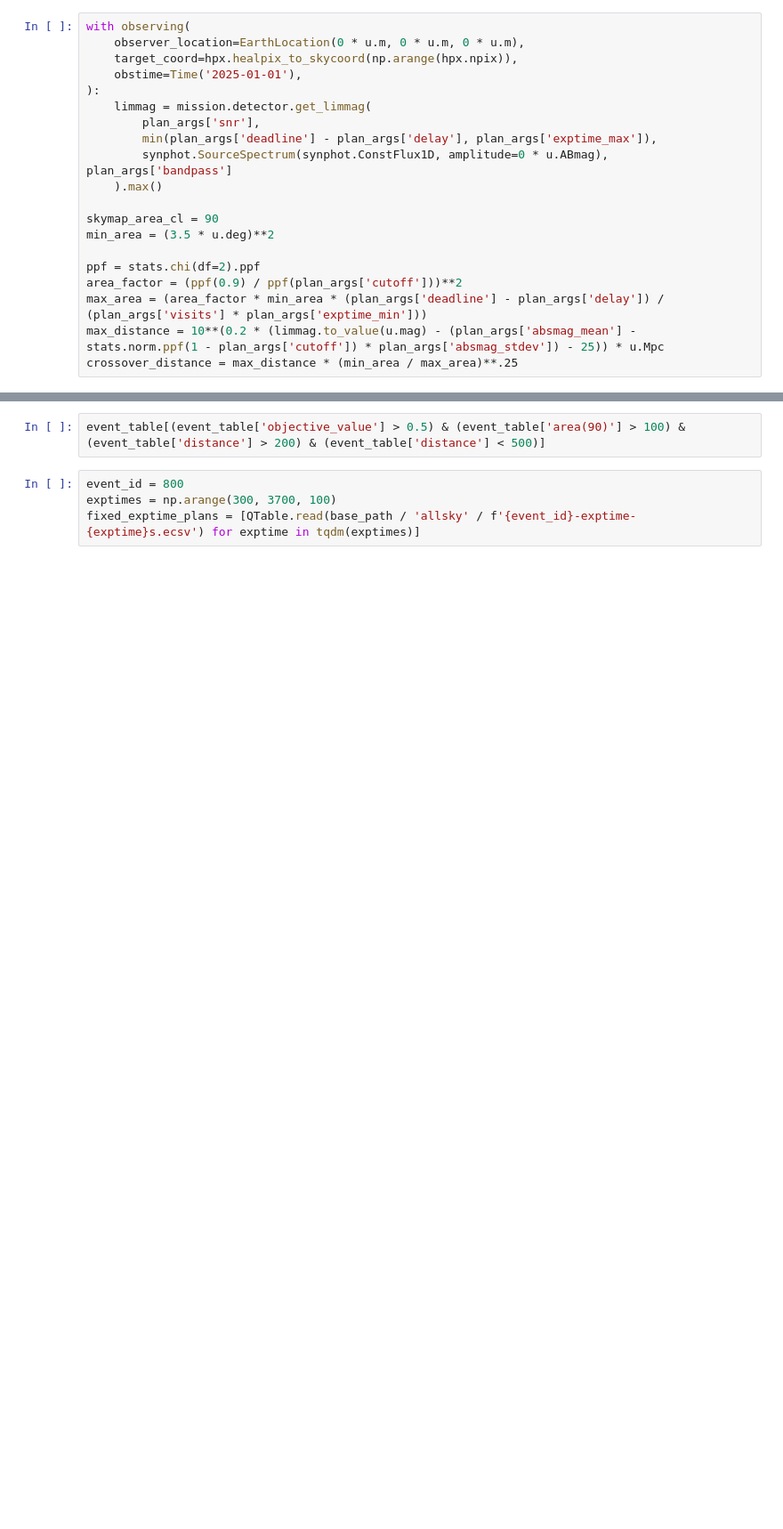
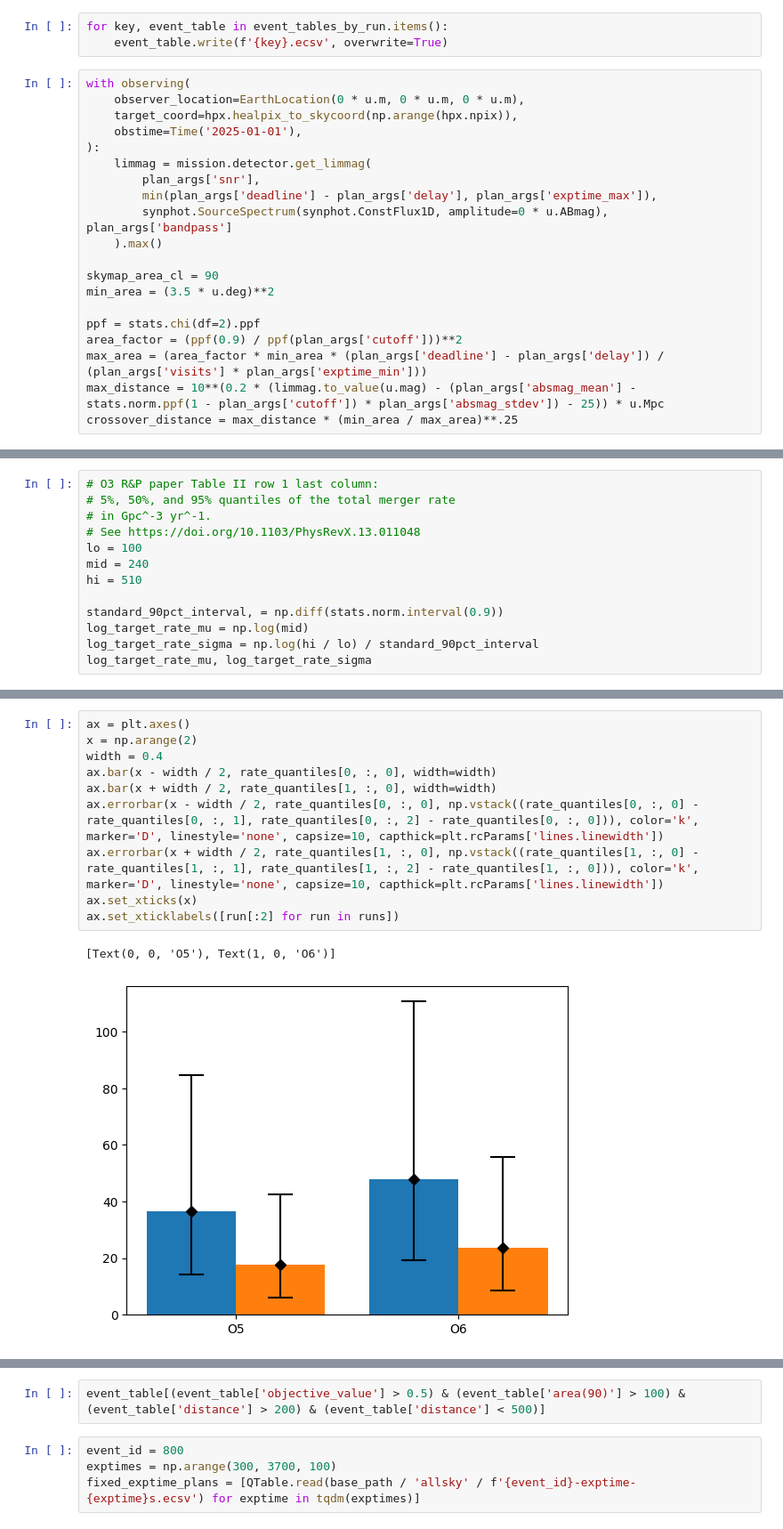
Before and after one commit to m4opt/m4opt-paper, a Jupyter notebook: scripts/exploration.ipynb, the cells around one changed output, grey strips where cells are left out. Shown at 89% size. Saved outputs shown, nothing was run; the diff lists cells and outputs as text; blank space fills up the shorter version.

```diff
--- a/scripts/exploration.ipynb
+++ b/scripts/exploration.ipynb
@@ -86,3 +146,6 @@ event_table['detection_probability'] = [get_detection_probability_known_position
+# %%
+for key, event_table in event_tables_by_run.items():
+    event_table.write(f'{key}.ecsv', overwrite=True)
 # %%
 with observing(
     observer_location=EarthLocation(0 * u.m, 0 * u.m, 0 * u.m),
@@ -138,0 +232,13 @@ target_rate = 240 * u.Gpc**-3 * u.yr**-1
+# %%
+# O3 R&P paper Table II row 1 last column:
+# 5%, 50%, and 95% quantiles of the total merger rate
+# in Gpc^-3 yr^-1.
+# See https://doi.org/10.1103/PhysRevX.13.011048
+lo = 100
+mid = 240
+hi = 510
+
+standard_90pct_interval, = np.diff(stats.norm.interval(0.9))
+log_target_rate_mu = np.log(mid)
+log_target_rate_sigma = np.log(hi / lo) / standard_90pct_interval
+log_target_rate_mu, log_target_rate_sigma
@@ -138,0 +287,13 @@ target_rate = 240 * u.Gpc**-3 * u.yr**-1
+# %%
+ax = plt.axes()
+x = np.arange(2)
+width = 0.4
+ax.bar(x - width / 2, rate_quantiles[0, :, 0], width=width)
+ax.bar(x + width / 2, rate_quantiles[1, :, 0], width=width)
+ax.errorbar(x - width / 2, rate_quantiles[0, :, 0], np.vstack((rate_quantiles[0, :, 0] - rate_quantiles[0, :, 1], rate_quantiles[0, :, 2] - rate_quantiles[0, :, 0])), color='k', marker='D', linestyle='none', capsize=10, capthick=plt.rcParams['lines.linewidth'])
+ax.errorbar(x + width / 2, rate_quantiles[1, :, 0], np.vstack((rate_quantiles[1, :, 0] - rate_quantiles[1, :, 1], rate_quantiles[1, :, 2] - rate_quantiles[1, :, 0])), color='k', marker='D', linestyle='none', capsize=10, capthick=plt.rcParams['lines.linewidth'])
+ax.set_xticks(x)
+ax.set_xticklabels([run[:2] for run in runs])
+# %% [output]
+[Text(0, 0, 'O5'), Text(1, 0, 'O6')]
+[figure, added]
```
Also changed, not shown: parts of 17 cells of this notebook.
